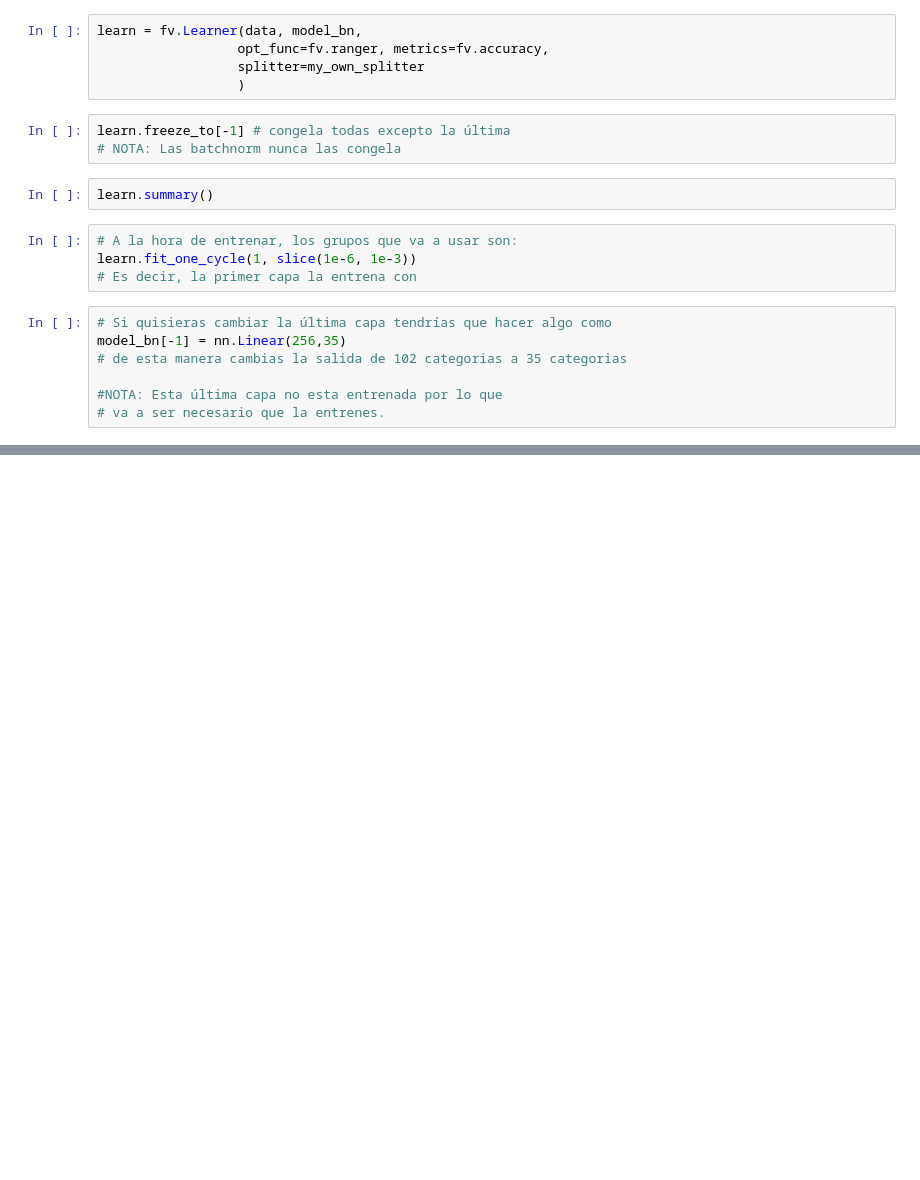
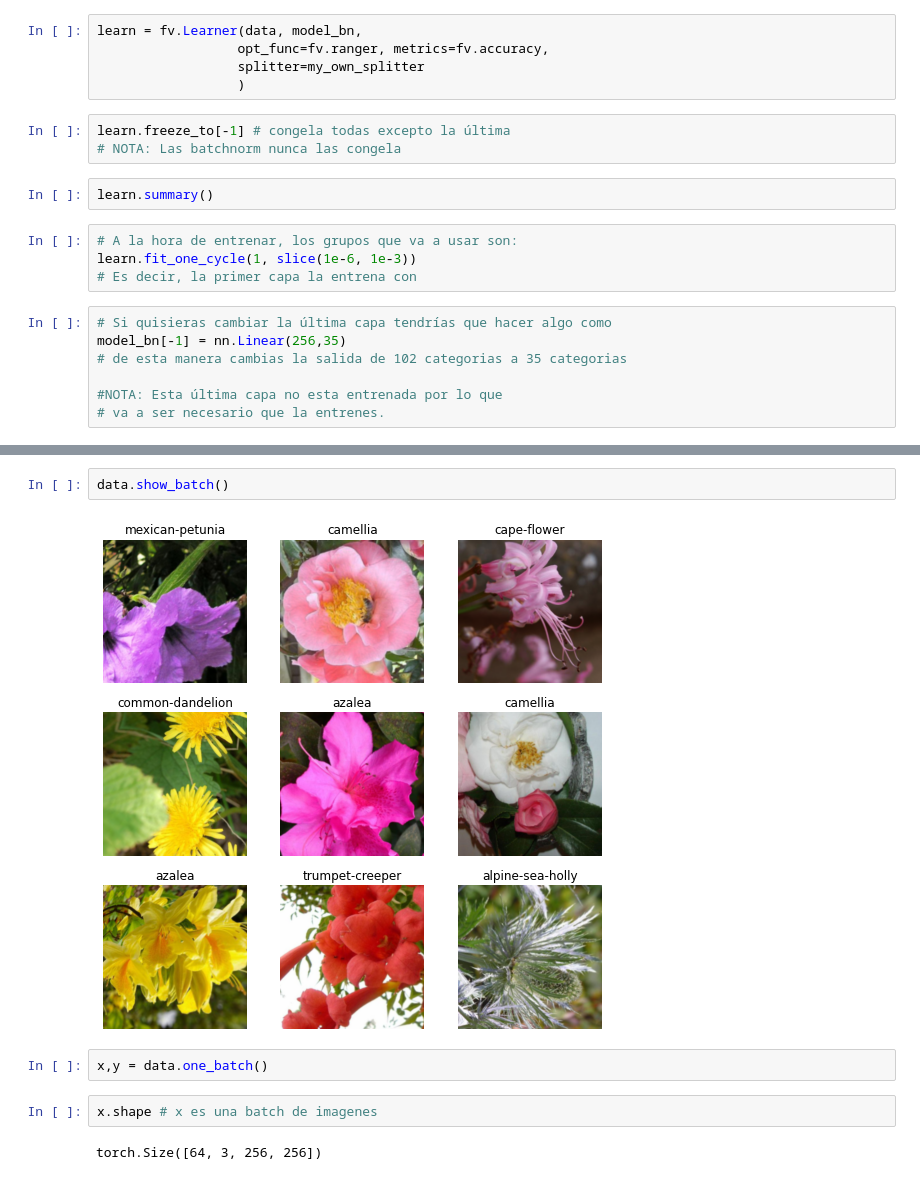
Before and after one commit to Ladivcr/Neural-network-class, a Jupyter notebook: ExaminandoRedes.ipynb, the cells around one changed output, grey strips where cells are left out. Cells and saved outputs as stored; diff of their text form; blank space fills up the shorter version.

```diff
--- a/ExaminandoRedes.ipynb
+++ b/ExaminandoRedes.ipynb
@@ -718,0 +773,10 @@ model_bn[-1] = nn.Linear(256,35)
+# %%
+data.show_batch()
+# %% [output]
+[figure, added]
+# %%
+x,y = data.one_batch()
+# %%
+x.shape # x es una batch de imagenes
+# %% [output]
+torch.Size([64, 3, 256, 256])
```
Also changed, not shown: parts of 44 cells of this notebook.
